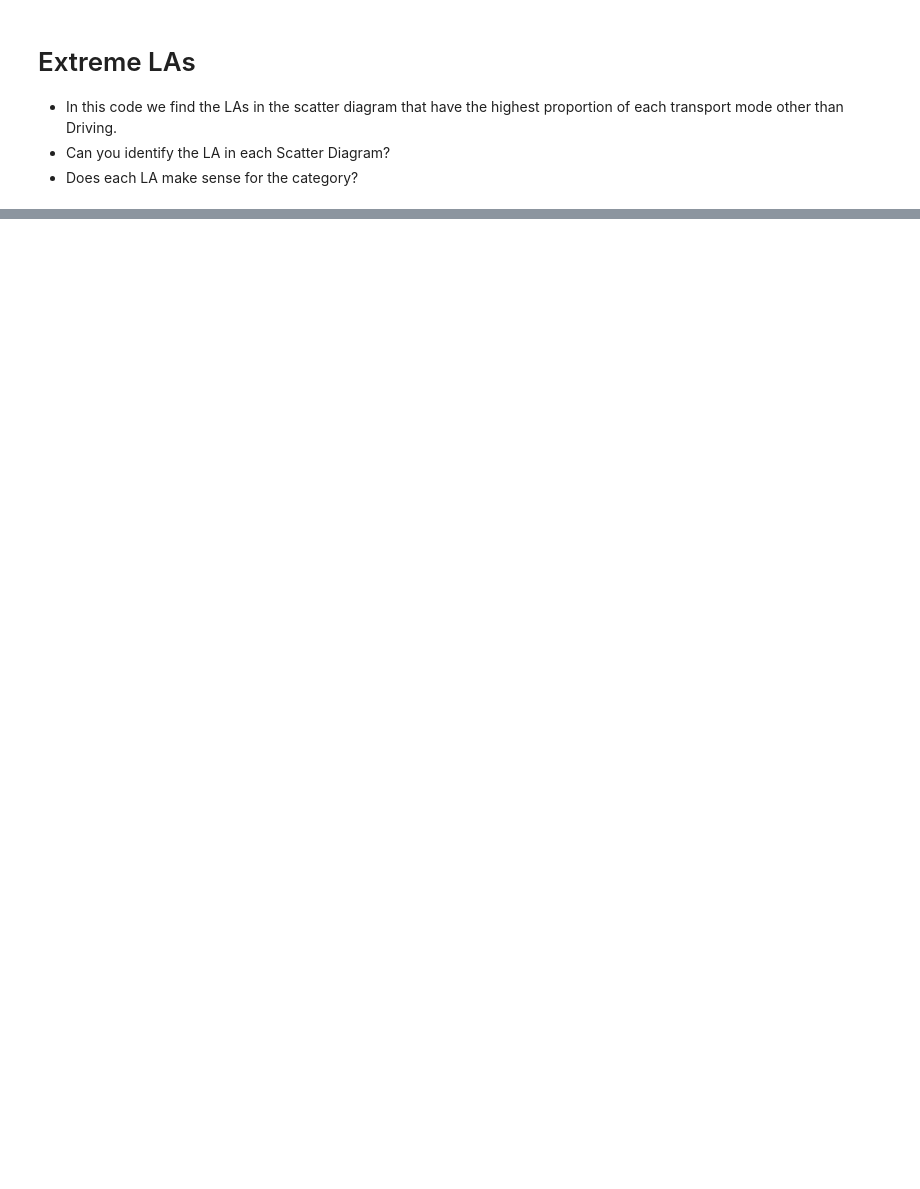
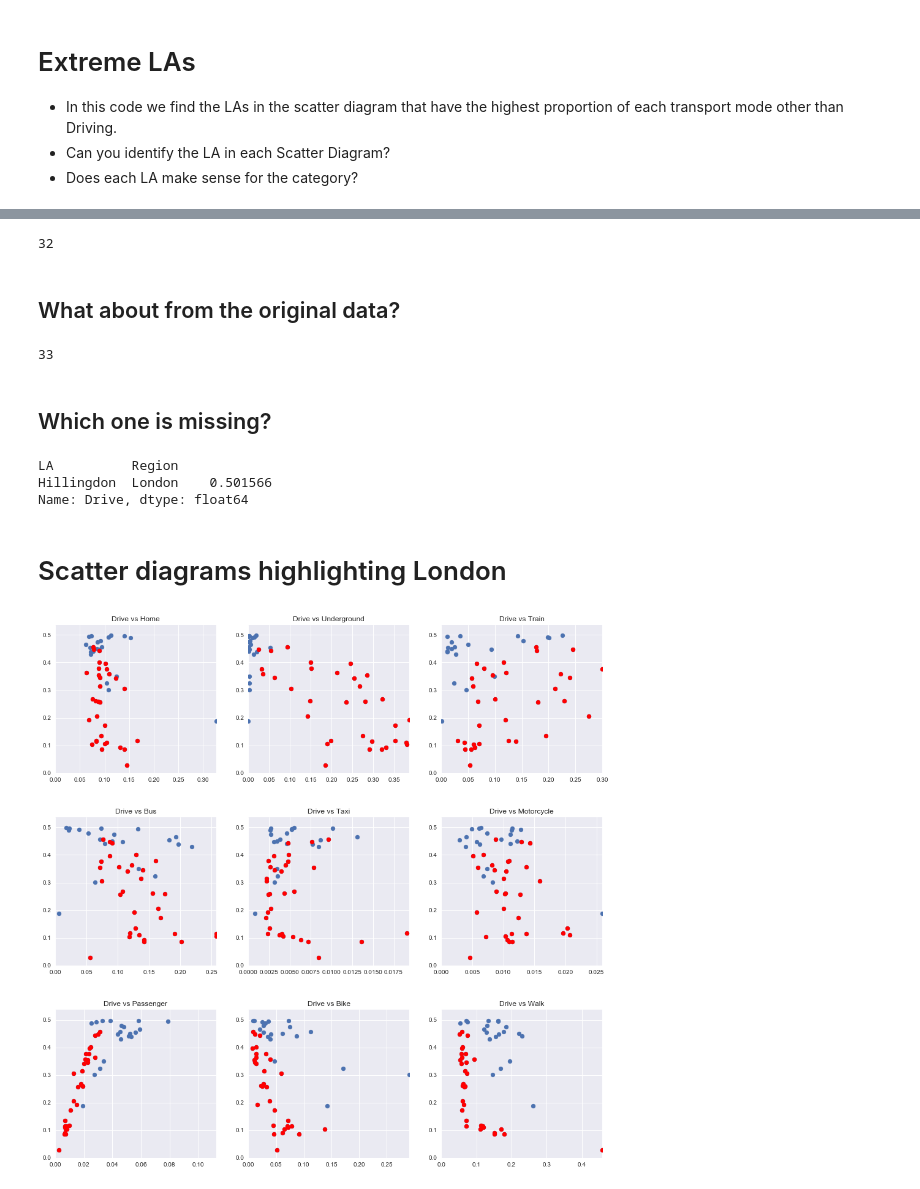
Before and after one commit to mrcork/OCR_LDS, a Jupyter notebook: Drive_vs.ipynb, the cells around one changed output, grey strips where cells are left out. Cells and saved outputs as stored; diff of their text form; code cells hidden in the pictures; blank space fills up the shorter version.

```diff
--- a/Drive_vs.ipynb
+++ b/Drive_vs.ipynb
@@ -83,0 +88,35 @@ pd.DataFrame(data).set_index("Mode")
+# %%
+len(df_50.query('Region == "London"'))
+# %% [output]
+32
+# %% [markdown]
+## What about from the original data?
+# %%
+len(df.query('Region == "London"'))
+# %% [output]
+33
+# %% [markdown]
+## Which one is missing?
+# %%
+df.query('Region == "London"').sort_values(by = "Drive", ascending = False).head(n = 1)["Drive"]
+# %% [output]
+LA          Region
+Hillingdon  London    0.501566
+Name: Drive, dtype: float64
+# %% [markdown]
+# Scatter diagrams highlighting London
+# %%
+plt.figure(1,figsize = (16,16))
+df_london = df_50.query('Region == "London"')
+non_drive_modes = [mode for mode in df.axes[1] if mode not in ["Drive","Other","Row_Sum"]]
+for i,mode in enumerate(non_drive_modes):
+    plt.subplot(3,3,i+1)
+    plt.scatter(df_50[mode],df_50["Drive"])
+    plt.scatter(df_london[mode],df_london["Drive"], c = "r")
+    plt.title('Drive vs ' + mode)
+    plt.xlim(xmin=0,xmax=max(df[mode]))
+    plt.ylim(ymin=0)
+
+plt.subplots_adjust(hspace=0.3)
+# %% [output]
+[figure, added]
```
Also changed, not shown: parts of 5 cells of this notebook.
